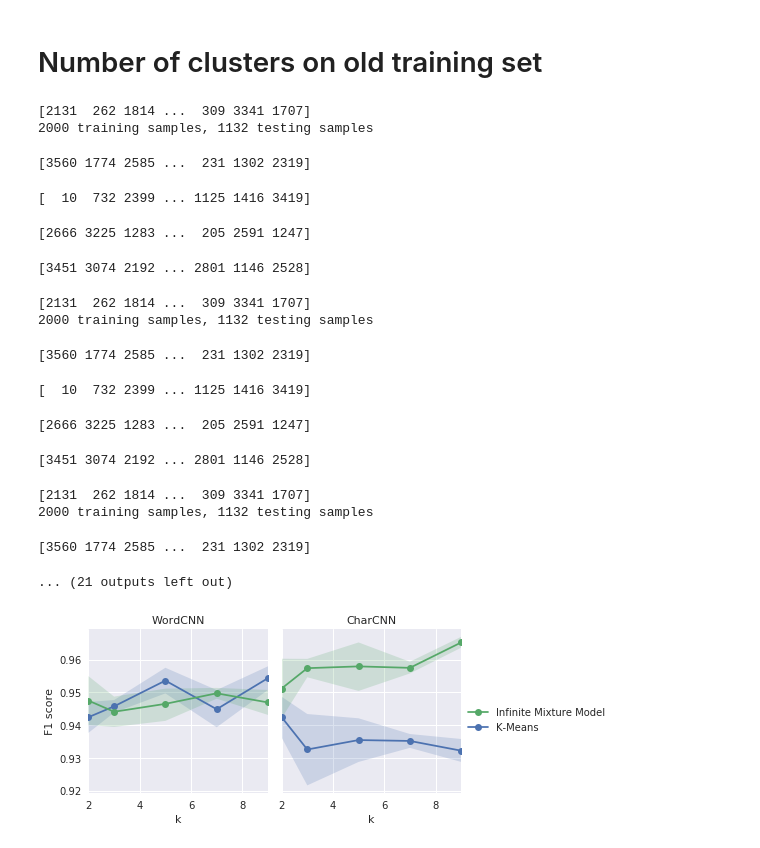
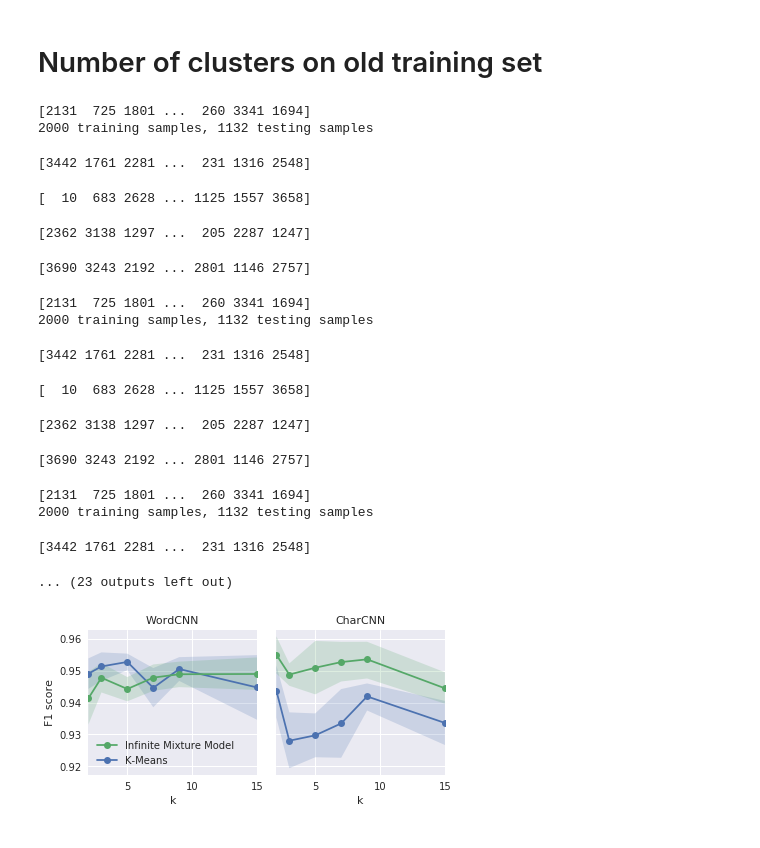
Before and after one commit to maarten990/masterthesis, a Jupyter notebook: charcnn.ipynb, the cells around one changed output. Drawn from its saved outputs; the diff is of its cells as text; code cells hidden in the pictures.

```diff
--- a/charcnn.ipynb
+++ b/charcnn.ipynb
@@ -296,6 +453,7 @@ d = {
         sum(s): {
             'K-Means': old_kmeans_w[s],
             'Infinite Mixture Model': old_gmm_w[s],
+            'Baseline': old_baseline[s],
         }
         for s in old_kmeans_w.keys()
     },
@@ -303,10 +461,11 @@ d = {
         sum(s): {
             'K-Means': old_char_kmeans_w[s],
             'Infinite Mixture Model': old_char_gmm_w[s],
+            'Baseline': old_char_baseline[s],
         }
         for s in old_kmeans_w.keys()
     }
 }
-evaluate.analyze_cnns(d, "window_size", "model")
-#evaluate.analyze_cnns(d, "window size", "model", "../report/figures/results/2000-windowsize-old")
+#evaluate.analyze_cnns(d, "window_size", "model")
+evaluate.analyze_cnns(d, "window size", "model", "../report/figures/results/2000-windowsize-old")
 # %% [output]
@@ -369,7 +528,7 @@ char_params = train.CharCNNParams(
     max_norm=3,
 )
 
-window_size = 2
+window_size = (0, 1)
 k = 5
 splitter = evaluate.StratifiedShuffleSplit(
     n_splits=k,
@@ -383,15 +542,16 @@ old_gmm_cls = {}
 old_char_kmeans_cls = {}
 old_char_gmm_cls = {}
 
-for num_clusters in [2, 3, 5, 7, 9, 15]:
+for num_clusters in [2, 3, 5, 7, 9, 15, 30]:
     optim_fn = lambda p: torch.optim.Adadelta(p)
     model_fns = [
-        lambda r: models.CategoricalClusterLabels(r, num_clusters, window_size, params.dropout),
-        lambda r: models.CategoricalClusterLabels(r, 11, window_size, params.dropout),
-        lambda r: models.CategoricalClusterLabels(r, num_clusters, window_size, char_params.dropout),
-        lambda r: models.CategoricalClusterLabels(r, 11, window_size, char_params.dropout),
+        lambda r: models.CategoricalClusterLabels(r, num_clusters, sum(window_size) + 1, params.dropout),
+        lambda r: models.CategoricalClusterLabels(r, 11, sum(window_size) + 1, params.dropout),
+        lambda r: models.CategoricalClusterLabels(r, num_clusters, sum(window_size) + 1, char_params.dropout),
+        lambda r: models.CategoricalClusterLabels(r, 11, sum(window_size) + 1, char_params.dropout),
     ]
-    dataset, validset, testset = evaluate.load_dataset(num_clusters, window_size, True)
+
+    dataset, validset, testset = evaluate.load_dataset(num_clusters, window_size[0], window_size[1], True)
 
     splitter.random_state = 100
     values = evaluate.cross_val(k, splitter, model_fns, [False, True, False, True], optim_fn,
@@ -406,44 +566,45 @@ for num_clusters in [2, 3, 5, 7, 9, 15]:
     old_char_kmeans_cls[num_clusters] = [v[2] for v in values]
     old_char_gmm_cls[num_clusters] = [v[3] for v in values]
 # %% [output]
-[2131  262 1814 ...  309 3341 1707]
+[2131  725 1801 ...  260 3341 1694]
 2000 training samples, 1132 testing samples
-[3560 1774 2585 ...  231 1302 2319]
+[3442 1761 2281 ...  231 1316 2548]
-[  10  732 2399 ... 1125 1416 3419]
+[  10  683 2628 ... 1125 1557 3658]
-[2666 3225 1283 ...  205 2591 1247]
+[2362 3138 1297 ...  205 2287 1247]
-[3451 3074 2192 ... 2801 1146 2528]
+[3690 3243 2192 ... 2801 1146 2757]
-[2131  262 1814 ...  309 3341 1707]
+[2131  725 1801 ...  260 3341 1694]
 2000 training samples, 1132 testing samples
-[3560 1774 2585 ...  231 1302 2319]
+[3442 1761 2281 ...  231 1316 2548]
-[  10  732 2399 ... 1125 1416 3419]
+[  10  683 2628 ... 1125 1557 3658]
-[2666 3225 1283 ...  205 2591 1247]
+[2362 3138 1297 ...  205 2287 1247]
-[3451 3074 2192 ... 2801 1146 2528]
+[3690 3243 2192 ... 2801 1146 2757]
-[2131  262 1814 ...  309 3341 1707]
+[2131  725 1801 ...  260 3341 1694]
 2000 training samples, 1132 testing samples
-[3560 1774 2585 ...  231 1302 2319]
+[3442 1761 2281 ...  231 1316 2548]
-... (21 outputs left out)
+... (23 outputs left out)
 # %%
 (old_kmeans_cls, old_gmm_cls, old_char_kmeans_cls, old_char_gmm_cls) = load("1600-numclusters-old.pkl")
 # %%
 d = {
     "WordCNN": {
         s: {
             'K-Means': old_kmeans_cls[s],
             'Infinite Mixture Model': old_gmm_cls[s],
         }
         for s in old_kmeans_cls.keys()
     },
     "CharCNN": {
         s: {
             'K-Means': old_char_kmeans_cls[s],
             'Infinite Mixture Model': old_char_gmm_cls[s],
         }
-        for s in [2, 3, 5, 7, 9]
+        for s in [2, 3, 5, 7, 9, 15]
     }
 }
-#evaluate.analyze_cnns(d, "k", "model")
-evaluate.analyze_cnns(d, "k", "model", "../report/figures/results/2000-numclusters-old")
+with sns.axes_style("darkgrid"):
+    #evaluate.analyze_cnns(d, "k", "model")
+    evaluate.analyze_cnns(d, "k", "model", "../report/figures/results/2000-numclusters-old")
 # %% [output]
-[figure, old version]
+[figure, new version]
 # %%
 save((old_kmeans_cls, old_gmm_cls, old_char_kmeans_cls, old_char_gmm_cls), "2000-numclusters-old.pkl")
```
Also changed, not shown: parts of 8 cells of this notebook, 6 other files.
